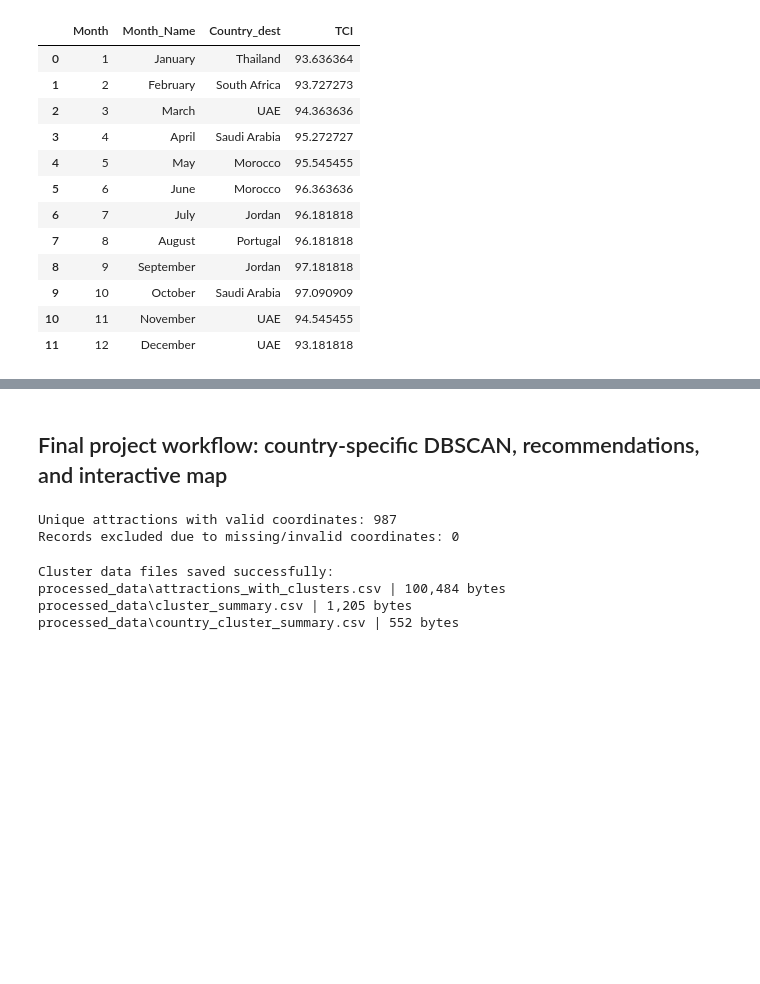
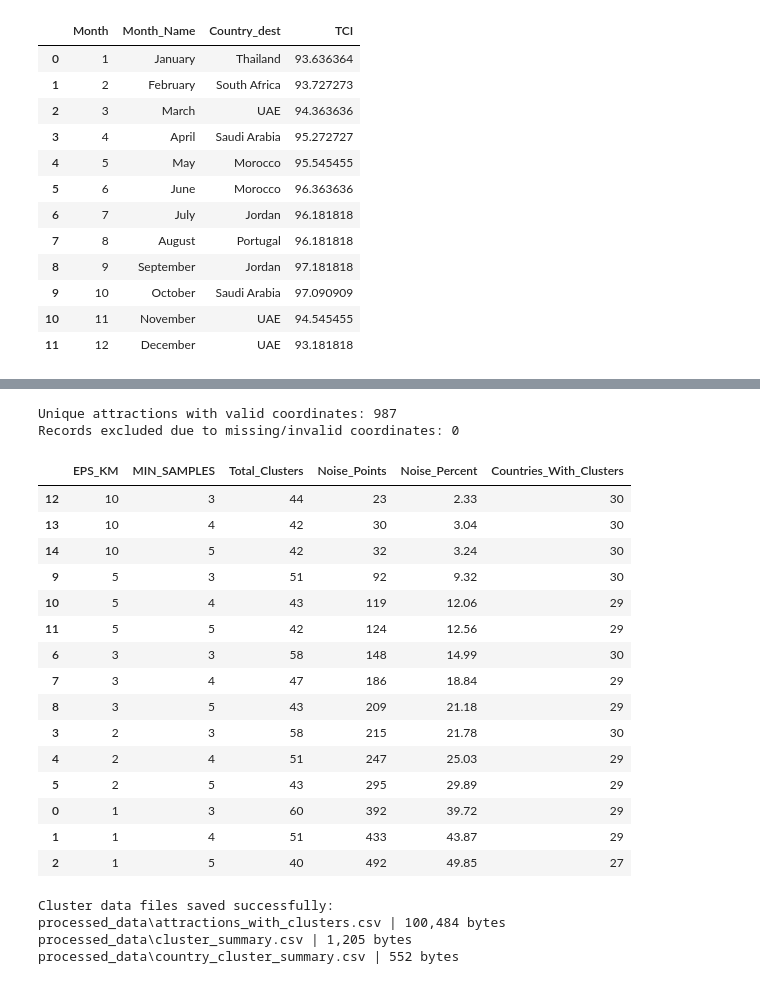
Before and after one commit to NapoleonBonaprt/tourism-explorer, a Jupyter notebook: python files/EDA_Notebook.ipynb, the cells around one changed output, grey strips where cells are left out. Cells and saved outputs as stored; diff of their text form; code cells hidden in the pictures; blank space fills up the shorter version.

```diff
--- a/python files/EDA_Notebook.ipynb
+++ b/python files/EDA_Notebook.ipynb
@@ -652,5 +574,3 @@ else:
-# %% [markdown]
-## Final project workflow: country-specific DBSCAN, recommendations, and interactive map
 # %%
 from pathlib import Path
 import html
@@ -744,6 +664,78 @@ country_cluster_summary = (
 # %% [output]
 Unique attractions with valid coordinates: 987
 Records excluded due to missing/invalid coordinates: 0
+# %%
+
+import numpy as np
+import pandas as pd
+from sklearn.cluster import DBSCAN
+
+EARTH_RADIUS_KM = 6371.0088
+
+eps_values_km = [1, 2, 3, 5, 10]
+min_samples_values = [3, 4, 5]
+
+results = []
+
+for eps_km in eps_values_km:
+    for min_samples in min_samples_values:
+        total_clusters = 0
+        total_noise = 0
+        total_points = 0
+        countries_with_clusters = 0
+
+        for country, group in coordinate_rows.groupby("Country_dest"):
+            coords_rad = np.radians(
+                group[["Latitude", "Longitude"]].to_numpy()
+            )
+
+            labels = DBSCAN(
+                eps=eps_km / EARTH_RADIUS_KM,
+                min_samples=min_samples,
+                metric="haversine",
+                algorithm="ball_tree"
+            ).fit_predict(coords_rad)
+
+            clusters = set(labels) - {-1}
+            total_clusters += len(clusters)
+            total_noise += int((labels == -1).sum())
+            total_points += len(labels)
+
+            if len(clusters) > 0:
+                countries_with_clusters += 1
+
+        results.append({
+            "EPS_KM": eps_km,
+            "MIN_SAMPLES": min_samples,
+            "Total_Clusters": total_clusters,
+            "Noise_Points": total_noise,
+            "Noise_Percent": round(
+                100 * total_noise / total_points, 2
+            ) if total_points else 0,
+            "Countries_With_Clusters": countries_with_clusters
+        })
+
+comparison = pd.DataFrame(results)
+display(comparison.sort_values(
+    ["Noise_Percent", "Total_Clusters"]
+))
+# %% [output]
+|  | EPS_KM | MIN_SAMPLES | Total_Clusters | Noise_Points | Noise_Percent | Countries_With_Clusters |
+| 12 | 10 | 3 | 44 | 23 | 2.33 | 30 |
+| 13 | 10 | 4 | 42 | 30 | 3.04 | 30 |
+| 14 | 10 | 5 | 42 | 32 | 3.24 | 30 |
+| 9 | 5 | 3 | 51 | 92 | 9.32 | 30 |
+| 10 | 5 | 4 | 43 | 119 | 12.06 | 29 |
+| 11 | 5 | 5 | 42 | 124 | 12.56 | 29 |
+| 6 | 3 | 3 | 58 | 148 | 14.99 | 30 |
+| 7 | 3 | 4 | 47 | 186 | 18.84 | 29 |
+| 8 | 3 | 5 | 43 | 209 | 21.18 | 29 |
+| 3 | 2 | 3 | 58 | 215 | 21.78 | 30 |
+| 4 | 2 | 4 | 51 | 247 | 25.03 | 29 |
+| 5 | 2 | 5 | 43 | 295 | 29.89 | 29 |
+| 0 | 1 | 3 | 60 | 392 | 39.72 | 29 |
+| 1 | 1 | 4 | 51 | 433 | 43.87 | 29 |
+| 2 | 1 | 5 | 40 | 492 | 49.85 | 27 |
 # %%
 
 
```
Also changed, not shown: parts of 6 cells of this notebook, 1 other file.
